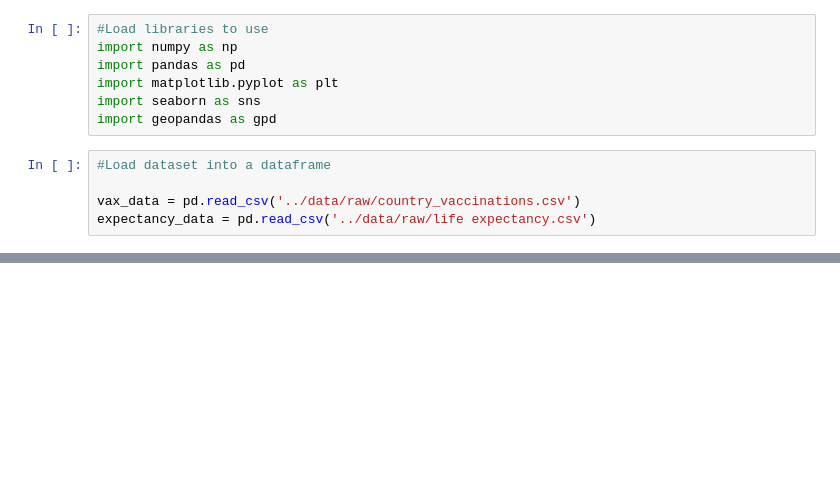
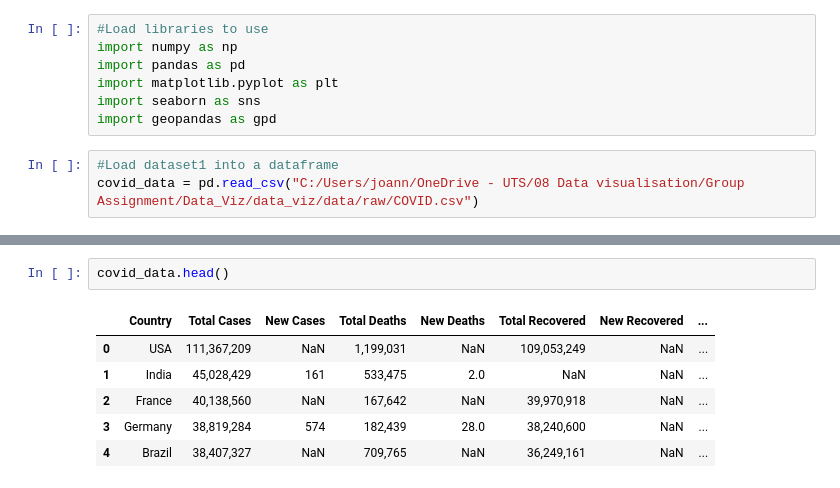
Before and after one commit to JoanneSiarivita/Data_Viz, a Jupyter notebook: Data_Viz_Q1.ipynb, the cells around one changed output, grey strips where cells are left out. Saved outputs shown, nothing was run; the diff lists cells and outputs as text; blank space fills up the shorter version.

Commit message:
Added Data Viz AT2 PART B and PART C Word documents, and modified Data Viz Q1 Jupyter Notebook files

```diff
--- a/Data_Viz_Q1.ipynb
+++ b/Data_Viz_Q1.ipynb
@@ -31,7 +9,5 @@ import matplotlib.pyplot as plt
 import seaborn as sns
 import geopandas as gpd
 # %%
-#Load dataset into a dataframe
-
-vax_data = pd.read_csv('../data/raw/country_vaccinations.csv')
-expectancy_data = pd.read_csv('../data/raw/life expectancy.csv')
+#Load dataset1 into a dataframe
+covid_data = pd.read_csv("C:/Users/joann/OneDrive - UTS/08 Data visualisation/Group Assignment/Data_Viz/data_viz/data/raw/COVID.csv")
@@ -39,0 +44,9 @@ FileNotFoundError: [Errno 2] No such file or directory: '../data/raw/country_vac
+# %%
+covid_data.head()
+# %% [output]
+|  | Country | Total Cases | New Cases | Total Deaths | New Deaths | Total Recovered | New Recovered | ... |
+| 0 | USA | 111,367,209 | NaN | 1,199,031 | NaN | 109,053,249 | NaN | ... |
+| 1 | India | 45,028,429 | 161 | 533,475 | 2.0 | NaN | NaN | ... |
+| 2 | France | 40,138,560 | NaN | 167,642 | NaN | 39,970,918 | NaN | ... |
+| 3 | Germany | 38,819,284 | 574 | 182,439 | 28.0 | 38,240,600 | NaN | ... |
+| 4 | Brazil | 38,407,327 | NaN | 709,765 | NaN | 36,249,161 | NaN | ... |
```
Also changed, not shown: parts of 50 cells of this notebook, 1 other file.
